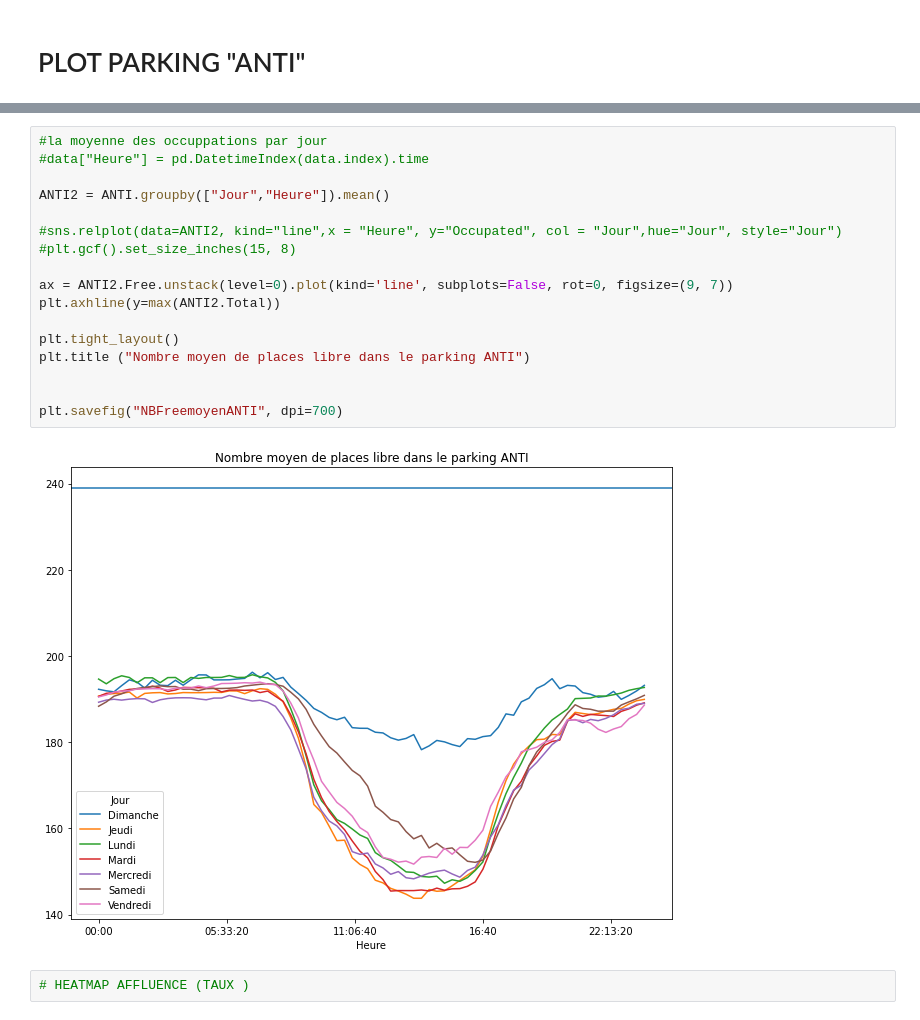
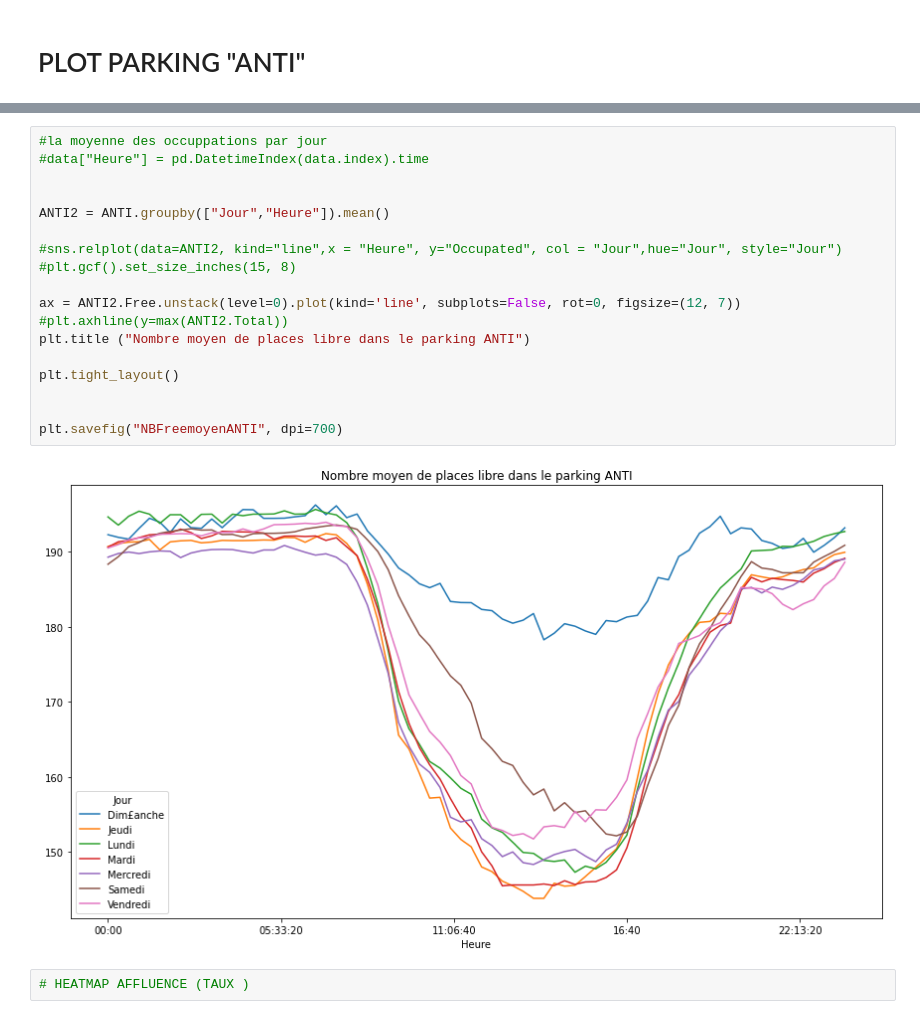
Before and after one commit to Alphatrio/Marathon_web, a Jupyter notebook: Code/Analyse préli.ipynb, the cells around one changed output, grey strips where cells are left out. Saved outputs shown, nothing was run; the diff lists cells and outputs as text.

```diff
--- a/Code/Analyse préli.ipynb
+++ b/Code/Analyse préli.ipynb
@@ -110,22 +123,23 @@ d = Tableau.sort_index(axis = 0, ascending = True)
 # %%
 #la moyenne des occuppations par jour
 #data["Heure"] = pd.DatetimeIndex(data.index).time
+
 
 ANTI2 = ANTI.groupby(["Jour","Heure"]).mean()
 
 #sns.relplot(data=ANTI2, kind="line",x = "Heure", y="Occupated", col = "Jour",hue="Jour", style="Jour")
 #plt.gcf().set_size_inches(15, 8)
 
-ax = ANTI2.Free.unstack(level=0).plot(kind='line', subplots=False, rot=0, figsize=(9, 7))
-plt.axhline(y=max(ANTI2.Total))
+ax = ANTI2.Free.unstack(level=0).plot(kind='line', subplots=False, rot=0, figsize=(12, 7))
+#plt.axhline(y=max(ANTI2.Total))
+plt.title ("Nombre moyen de places libre dans le parking ANTI")
 
 plt.tight_layout()
-plt.title ("Nombre moyen de places libre dans le parking ANTI")
 
 
 plt.savefig("NBFreemoyenANTI", dpi=700)
 # %% [output]
-[figure, old version]
+[figure, new version]
 # %%
 # HEATMAP AFFLUENCE (TAUX )
 # %%
```
Also changed, not shown: parts of 4 cells of this notebook, 1 other file.
